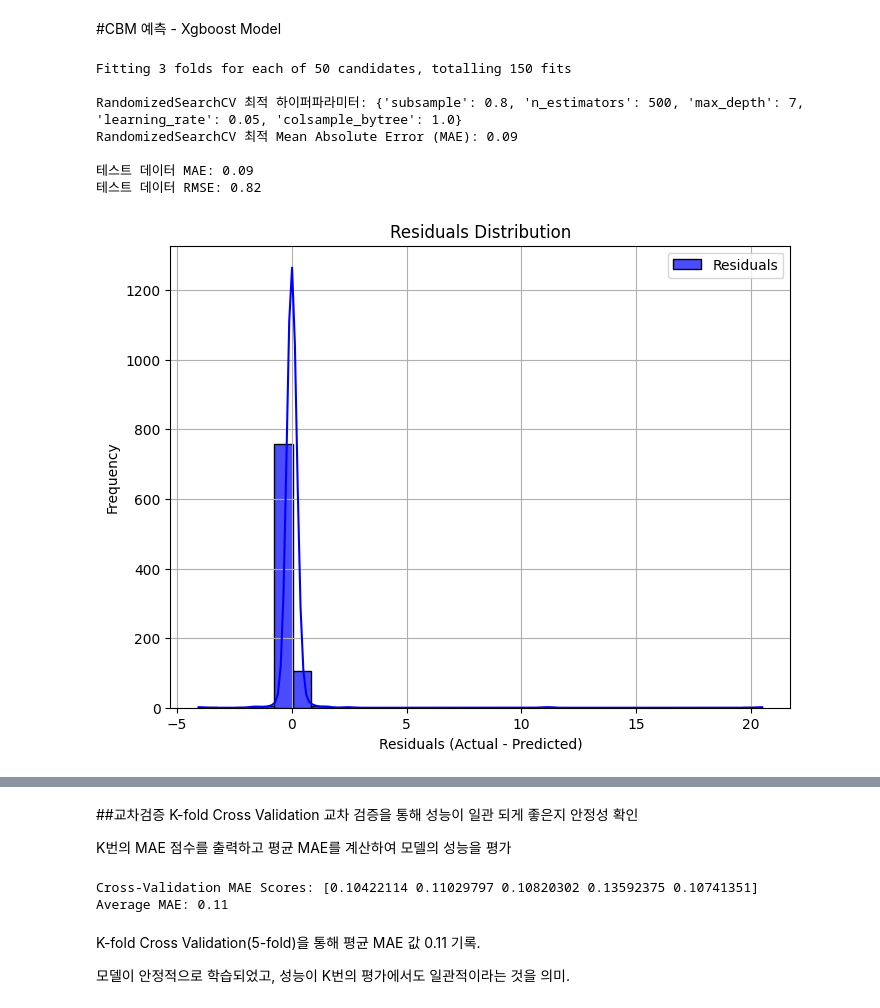
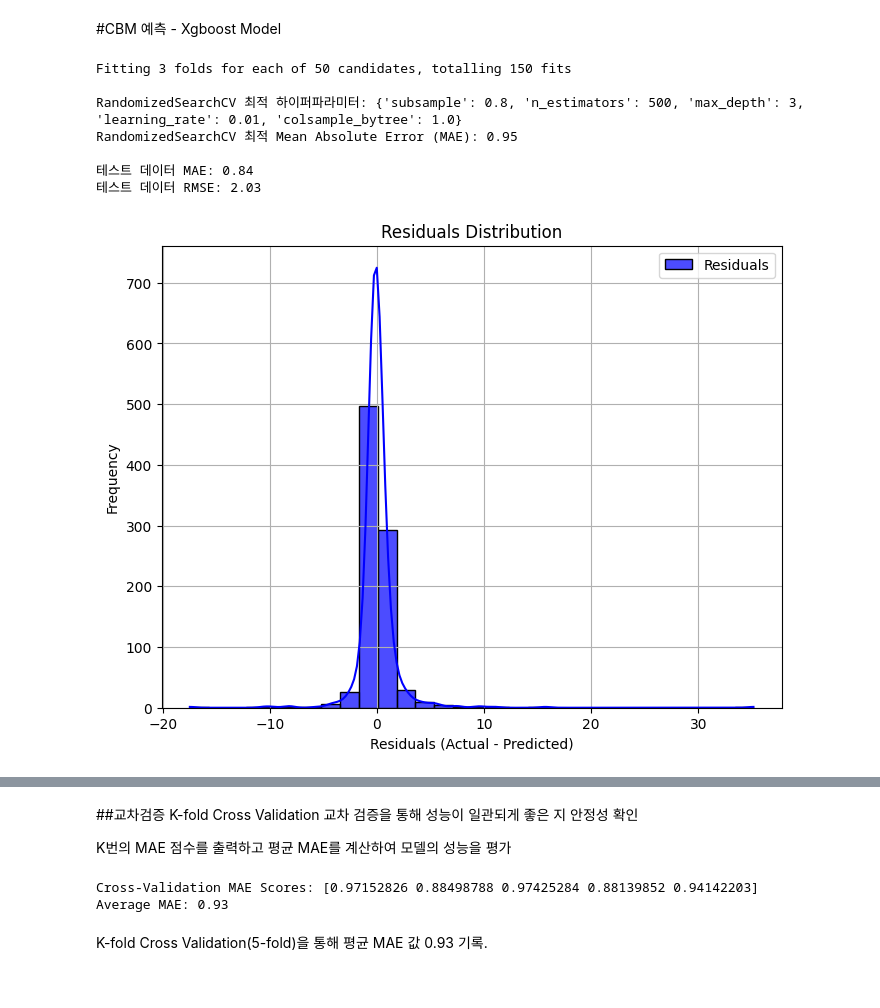
Before and after one commit to huhjayeon/cbm-prediction-model, a Jupyter notebook: cbm_prediction_Xgboost_.ipynb, the cells around one changed output, grey strips where cells are left out. Cells and saved outputs as stored; diff of their text form; code cells hidden in the pictures.

```diff
--- a/cbm_prediction_Xgboost_.ipynb
+++ b/cbm_prediction_Xgboost_.ipynb
@@ -53,7 +53,7 @@ outliers = merged_with_counts[merged_with_counts['total_pckg_cbm'] > merged_with
 filtered_data = merged_with_counts[merged_with_counts['total_pckg_cbm'] <= merged_with_counts['max_possible_cbm']]
 
 # 독립 변수와 종속 변수 설정
-X = filtered_data[['sku_total_volume', 'sku_count', 'total_qty', 'pallet_height']]
+X = filtered_data[['sku_total_volume', 'sku_count', 'total_qty']]
 y = filtered_data['total_pckg_cbm']
 
 # 하한값 설정 (y > 1.21)
@@ -109,35 +109,35 @@ print(f"테스트 데이터 MAE: {mae:.2f}")
 print(f"테스트 데이터 RMSE: {rmse:.2f}")
 print('')
 
 # 시각화: 잔차 분포
 residuals = y_test - y_test_pred
 plt.figure(figsize=(8, 6))
 sns.histplot(residuals, bins=30, kde=True, color='blue', alpha=0.7, label="Residuals")
 plt.title("Residuals Distribution")
 plt.xlabel("Residuals (Actual - Predicted)")
 plt.ylabel("Frequency")
 plt.legend()
 plt.grid()
 plt.show()
 
 # 시각화: 실제값 vs 예측값
 plt.figure(figsize=(8, 6))
 plt.scatter(y_test, y_test_pred, alpha=0.5, label="Actual Values")
 plt.plot([y_test.min(), y_test.max()], [y_test.min(), y_test.max()], 'r--', label="Predicted Line")
 plt.title("Actual vs Predicted Values")
 plt.xlabel("Actual Values")
 plt.ylabel("Predicted Values")
 plt.legend()
 plt.grid()
 plt.show()
 print('')
 print('')
 # %% [output]
 Fitting 3 folds for each of 50 candidates, totalling 150 fits
 
-RandomizedSearchCV 최적 하이퍼파라미터: {'subsample': 0.8, 'n_estimators': 500, 'max_depth': 7, 'learning_rate': 0.05, 'colsample_bytree': 1.0}
-RandomizedSearchCV 최적 Mean Absolute Error (MAE): 0.09
+RandomizedSearchCV 최적 하이퍼파라미터: {'subsample': 0.8, 'n_estimators': 500, 'max_depth': 3, 'learning_rate': 0.01, 'colsample_bytree': 1.0}
+RandomizedSearchCV 최적 Mean Absolute Error (MAE): 0.95
 
-테스트 데이터 MAE: 0.09
-테스트 데이터 RMSE: 0.82
+테스트 데이터 MAE: 0.84
+테스트 데이터 RMSE: 2.03
-[figure, old version]
+[figure, new version]
@@ -145,6 +145,6 @@ RandomizedSearchCV 최적 Mean Absolute Error (MAE): 0.09
 # %% [markdown]
 ##교차검증 K-fold Cross Validation
-교차 검증을 통해 성능이 일관 되게 좋은지 안정성 확인
+교차 검증을 통해 성능이 일관되게 좋은 지 안정성 확인
 
 K번의 MAE 점수를 출력하고 평균 MAE를 계산하여 모델의 성능을 평가
 # %%
@@ -166,9 +166,7 @@ print('')
 print(f"Cross-Validation MAE Scores: {-cv_scores}")
 print(f"Average MAE: {-np.mean(cv_scores):.2f}")
 # %% [output]
-Cross-Validation MAE Scores: [0.10422114 0.11029797 0.10820302 0.13592375 0.10741351]
-Average MAE: 0.11
+Cross-Validation MAE Scores: [0.97152826 0.88498788 0.97425284 0.88139852 0.94142203]
+Average MAE: 0.93
 # %% [markdown]
-K-fold Cross Validation(5-fold)을 통해 평균 MAE 값 0.11 기록.
-
-모델이 안정적으로 학습되었고, 성능이 K번의 평가에서도 일관적이라는 것을 의미.
+K-fold Cross Validation(5-fold)을 통해 평균 MAE 값 0.93 기록.
```
Also changed, not shown: parts of 1 cell of this notebook.
